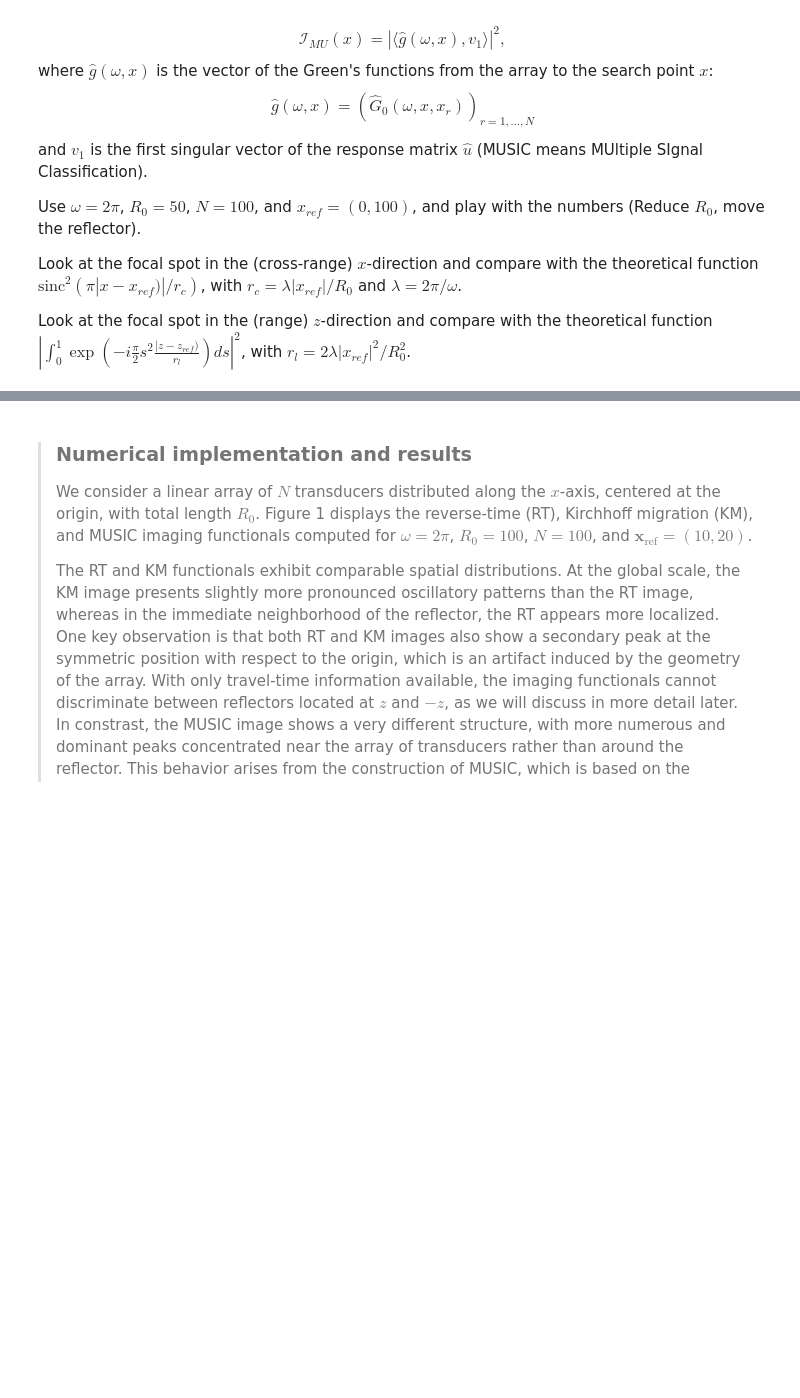
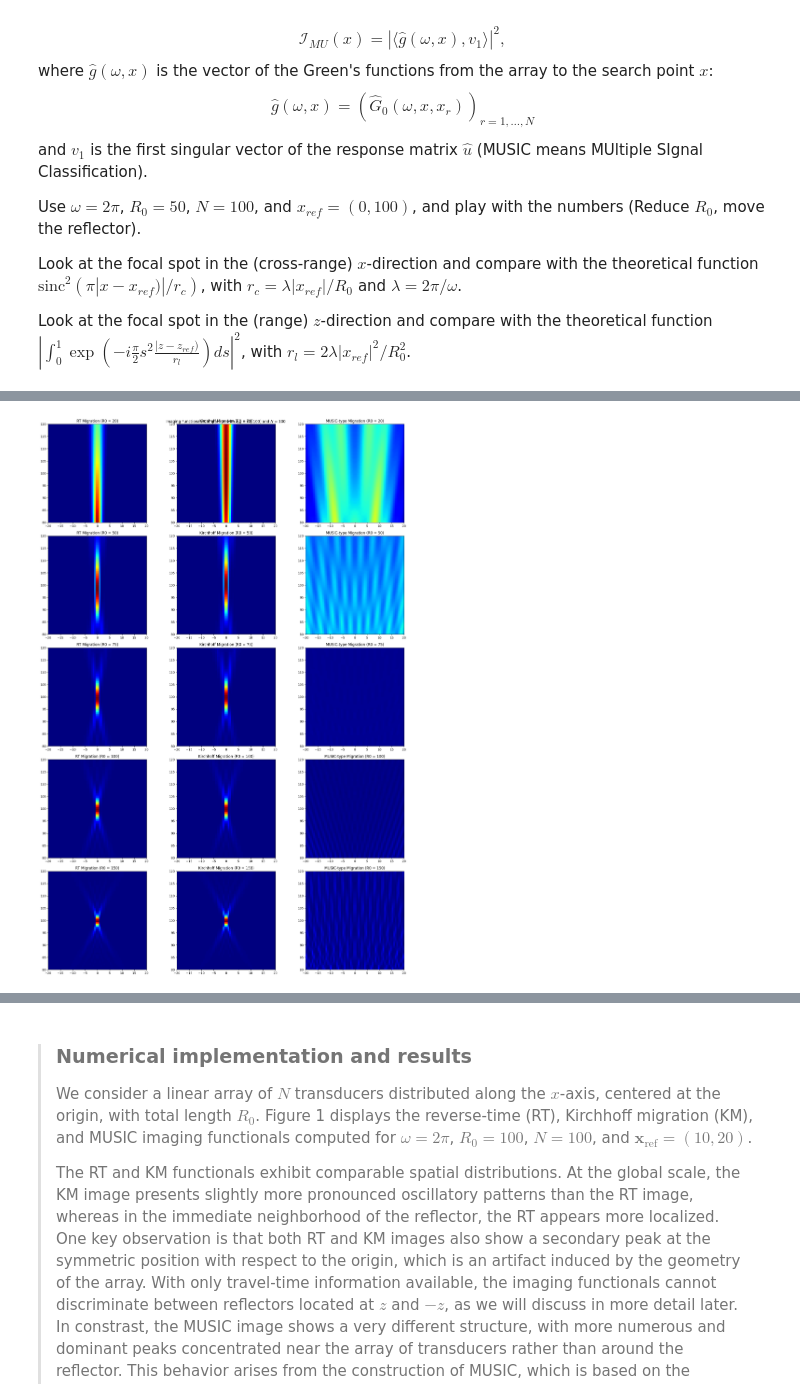
Before and after one commit to adonis107/MVA-IPI, a Jupyter notebook: RTKM_JAMAL_MARTINI.ipynb, the cells around one changed output, grey strips where cells are left out. Saved outputs shown, nothing was run; the diff lists cells and outputs as text; code cells hidden in the pictures; blank space fills up the shorter version.

Commit message:
fixing stability plot, add result part for 5, add ccl

```diff
--- a/RTKM_JAMAL_MARTINI.ipynb
+++ b/RTKM_JAMAL_MARTINI.ipynb
@@ -581,6 +589,6 @@ plt.show()
 # %%
 # Values of R0 to test
-R0_values = [50, 75, 100, 150]
+R0_values = [20, 50, 75, 100, 150]
 
 # Create figure: len(R0_values) rows × 3 columns
 fig, axes = plt.subplots(len(R0_values), 3, figsize=(18, 5 * len(R0_values) + 1))
@@ -631,33 +639,35 @@ for idx, R0 in enumerate(R0_values):
     I_MU /= I_MU.max()
 
     # Plot only zoomed versions
     axes[idx, 0].imshow(
         I_RT, extent=(xlim[0], xlim[1], zlim[0], zlim[1]), origin="lower", cmap="jet"
     )
     axes[idx, 0].scatter(x_t[:, 0], x_t[:, 1], c="white", s=1)
     axes[idx, 0].set_xlim(x_zoom)
     axes[idx, 0].set_ylim(z_zoom)
     axes[idx, 0].set_title(f"RT Migration (R0 = {R0})")
 
     axes[idx, 1].imshow(
         I_KM, extent=(xlim[0], xlim[1], zlim[0], zlim[1]), origin="lower", cmap="jet"
     )
     axes[idx, 1].scatter(x_t[:, 0], x_t[:, 1], c="white", s=1)
     axes[idx, 1].set_xlim(x_zoom)
     axes[idx, 1].set_ylim(z_zoom)
     axes[idx, 1].set_title(f"Kirchhoff Migration (R0 = {R0})")
 
     axes[idx, 2].imshow(
         I_MU, extent=(xlim[0], xlim[1], zlim[0], zlim[1]), origin="lower", cmap="jet"
     )
     axes[idx, 2].scatter(x_t[:, 0], x_t[:, 1], c="white", s=1)
     axes[idx, 2].set_xlim(x_zoom)
     axes[idx, 2].set_ylim(z_zoom)
     axes[idx, 2].set_title(f"MUSIC-type Migration (R0 = {R0})")
 
 fig.suptitle(f"Imaging Functionals Comparison with $x_{{ref}}$ = {x_ref} and $N$ = {N}")
 plt.tight_layout()
 plt.show()
+# %% [output]
+[figure, added]
 # %%
 # Parameters
 N = 100  # Number of transducers
```
Also changed, not shown: parts of 31 cells of this notebook.
